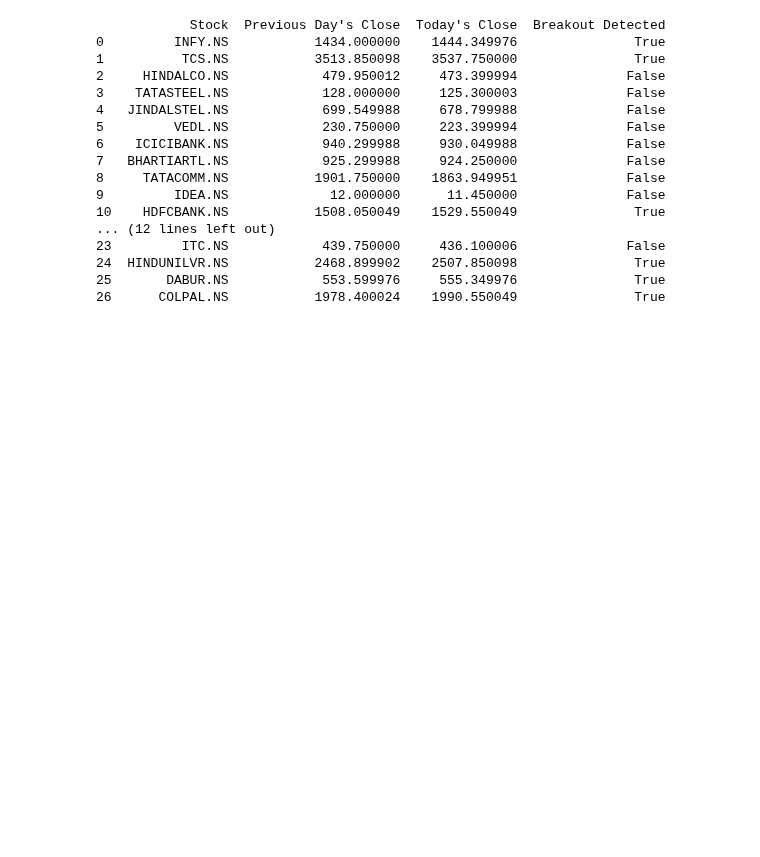
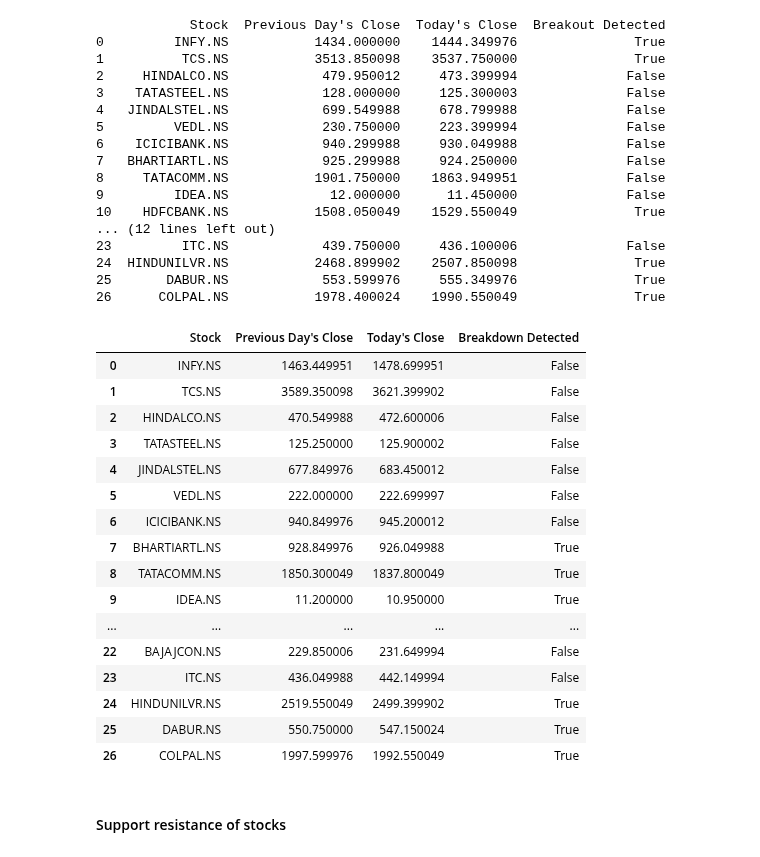
Before and after one commit to tuxlimr/Celery_Preprocessing, a Jupyter notebook: 52WeekHIgh_Low_and_Other_Breakout.ipynb, the cells around one changed output. Drawn from its saved outputs; the diff is of its cells as text; code cells hidden in the pictures; blank space fills up the shorter version.

```diff
--- a/52WeekHIgh_Low_and_Other_Breakout.ipynb
+++ b/52WeekHIgh_Low_and_Other_Breakout.ipynb
@@ -195,3 +143,68 @@ if __name__ == "__main__":
 24  HINDUNILVR.NS           2468.899902    2507.850098               True
 25       DABUR.NS            553.599976     555.349976               True
 26      COLPAL.NS           1978.400024    1990.550049               True
+# %%
+import yfinance as yf
+import pandas as pd
+
+def check_breakdown(ticker_symbol):
+    stock = yf.Ticker(ticker_symbol)
+    data = stock.history(period="2d")  # Get 2 days of data including today
+
+    # Extract previous day's and today's closing prices
+    prev_close = data['Close'].iloc[0]  # Previous day's closing price
+    today_close = data['Close'].iloc[1]  # Today's closing price
+
+    # Check if there's a breakdown
+    is_breakdown = today_close < prev_close
+
+    return {
+        'Stock': ticker_symbol,
+        'Previous Day\'s Close': prev_close,
+        'Today\'s Close': today_close,
+        'Breakdown Detected': is_breakdown
+    }
+
+if __name__ == "__main__":
+    # List of stock ticker symbols
+    NiftyIT = ['INFY.NS', 'TCS.NS']
+    NiftyMetal = ['HINDALCO.NS','TATASTEEL.NS','JINDALSTEL.NS', 'VEDL.NS','ICICIBANK.NS']
+    NiftyTelecom = ['BHARTIARTL.NS','TATACOMM.NS','IDEA.NS']
+    NityBank = ['HDFCBANK.NS','PNB.NS','SBIN.NS', 'ICICIBANK.NS','AXISBANK.NS','CANBK.NS','BANKBARODA.NS','INDUSINDBK.NS', 'RBLBANK.NS', 'MAHABANK.NS', 'J&KBANK.NS', 'IDBI.NS']
+    NIftyFMCG = ['BAJAJCON.NS','ITC.NS', 'HINDUNILVR.NS', 'DABUR.NS','COLPAL.NS']
+
+    ticker = NiftyIT + NiftyMetal + NiftyTelecom + NityBank + NIftyFMCG
+
+    # Initialize an empty list to store breakdown information for each stock
+    breakdown_data_list = []
+
+    # Check breakdown for each stock and append to the list
+    for stock_symbol in ticker:
+        breakdown_data = check_breakdown(stock_symbol)
+        breakdown_data_list.append(breakdown_data)
+
+    # Create a DataFrame from the list of breakdown data
+    df = pd.DataFrame(breakdown_data_list)
+
+    # Print the DataFrame
+df
+# %% [output]
+|  | Stock | Previous Day's Close | Today's Close | Breakdown Detected |
+| 0 | INFY.NS | 1463.449951 | 1478.699951 | False |
+| 1 | TCS.NS | 3589.350098 | 3621.399902 | False |
+| 2 | HINDALCO.NS | 470.549988 | 472.600006 | False |
+| 3 | TATASTEEL.NS | 125.250000 | 125.900002 | False |
+| 4 | JINDALSTEL.NS | 677.849976 | 683.450012 | False |
+| 5 | VEDL.NS | 222.000000 | 222.699997 | False |
+| 6 | ICICIBANK.NS | 940.849976 | 945.200012 | False |
+| 7 | BHARTIARTL.NS | 928.849976 | 926.049988 | True |
+| 8 | TATACOMM.NS | 1850.300049 | 1837.800049 | True |
+| 9 | IDEA.NS | 11.200000 | 10.950000 | True |
+| ... | ... | ... | ... | ... |
+| 22 | BAJAJCON.NS | 229.850006 | 231.649994 | False |
+| 23 | ITC.NS | 436.049988 | 442.149994 | False |
+| 24 | HINDUNILVR.NS | 2519.550049 | 2499.399902 | True |
+| 25 | DABUR.NS | 550.750000 | 547.150024 | True |
+| 26 | COLPAL.NS | 1997.599976 | 1992.550049 | True |
+# %% [markdown]
+#### Support resistance of stocks
```
Also changed, not shown: parts of 7 cells of this notebook.
